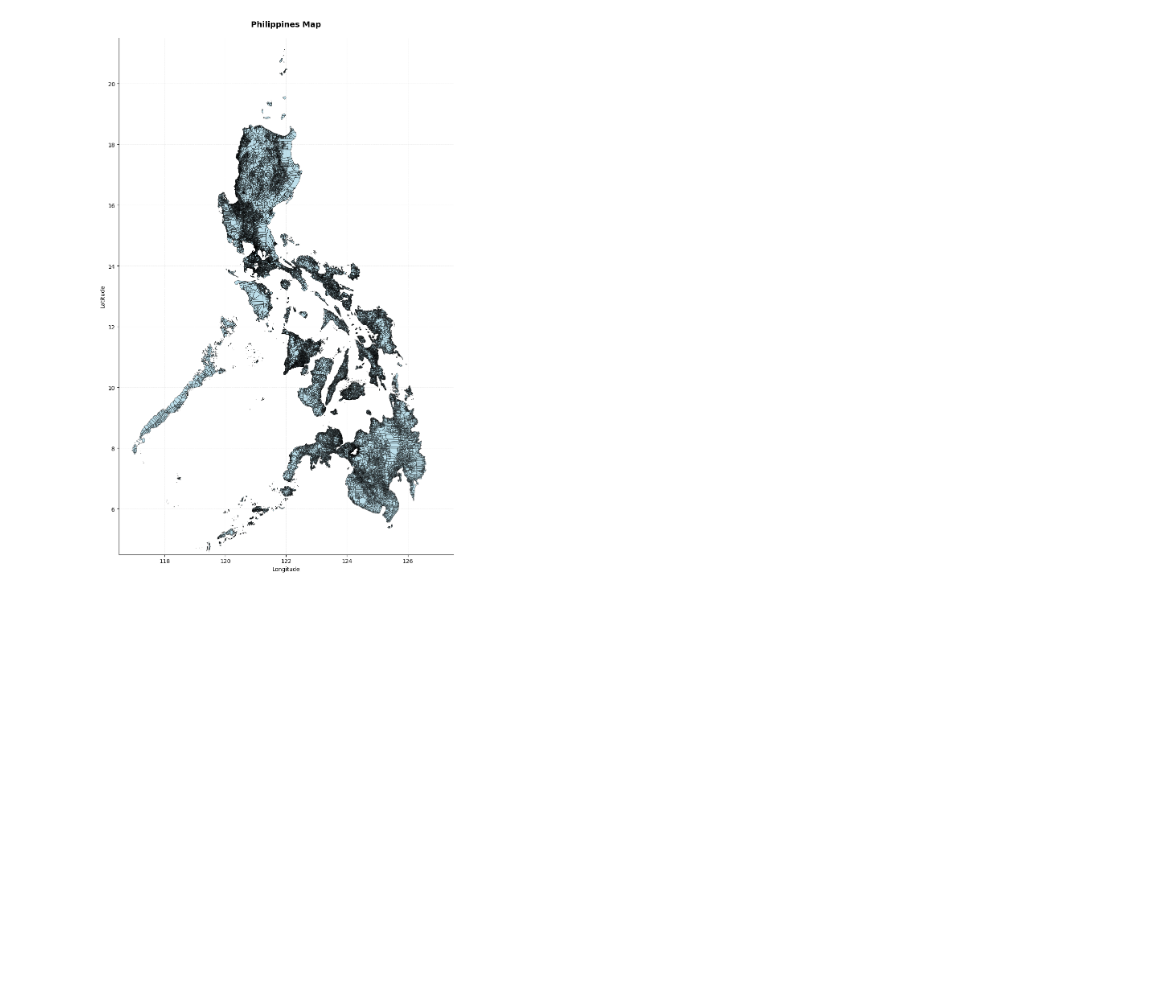
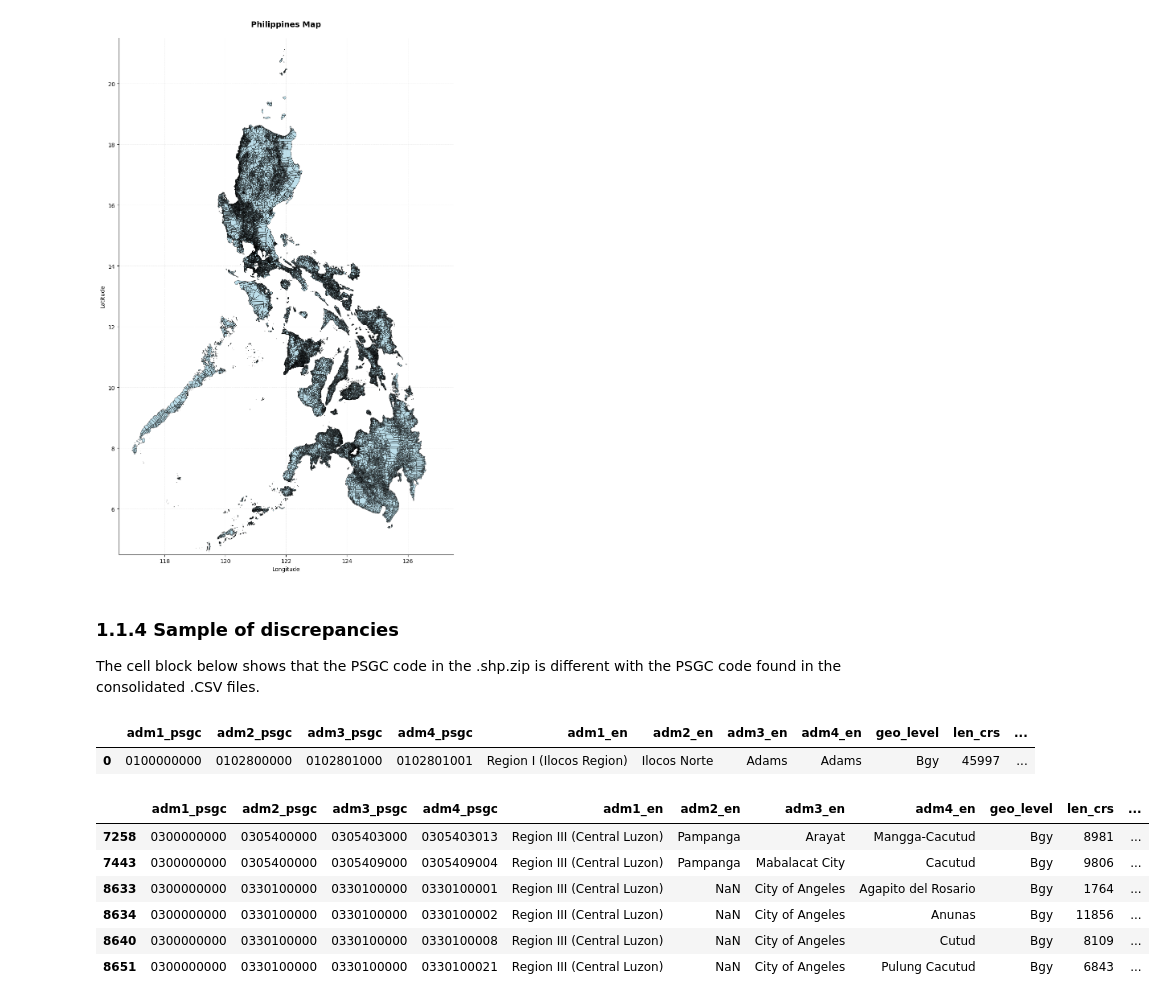
Before and after one commit to cair-philippines/project_paaral, a Jupyter notebook: notebooks/0.2-map-resources.ipynb, the cells around one changed output. Cells and saved outputs as stored; diff of their text form; code cells hidden in the pictures; blank space fills up the shorter version.

```diff
--- a/notebooks/0.2-map-resources.ipynb
+++ b/notebooks/0.2-map-resources.ipynb
@@ -579,3 +644,22 @@ fig, ax = plot_philippines_shapefile(consolidated_geodata, figsize=(12,14))
 plt.show()
 # %% [output]
 [figure]
+# %% [markdown]
+### 1.1.4 Sample of discrepancies
+The cell block below shows that the PSGC code in the .shp.zip is different with the PSGC code found in the consolidated .CSV files.
+# %%
+tmp_psgc.head(1)
+# %% [output]
+|  | adm1_psgc | adm2_psgc | adm3_psgc | adm4_psgc | adm1_en | adm2_en | adm3_en | adm4_en | geo_level | len_crs | ... |
+| 0 | 0100000000 | 0102800000 | 0102801000 | 0102801001 | Region I (Ilocos Region) | Ilocos Norte | Adams | Adams | Bgy | 45997 | ... |
+# %%
+mask = tmp_psgc['adm4_en'].astype('string').str.contains(r'agapito del|anunas|cutud', flags=re.IGNORECASE)
+display(tmp_psgc.loc[mask])
+# %% [output]
+|  | adm1_psgc | adm2_psgc | adm3_psgc | adm4_psgc | adm1_en | adm2_en | adm3_en | adm4_en | geo_level | len_crs | ... |
+| 7258 | 0300000000 | 0305400000 | 0305403000 | 0305403013 | Region III (Central Luzon) | Pampanga | Arayat | Mangga-Cacutud | Bgy | 8981 | ... |
+| 7443 | 0300000000 | 0305400000 | 0305409000 | 0305409004 | Region III (Central Luzon) | Pampanga | Mabalacat City | Cacutud | Bgy | 9806 | ... |
+| 8633 | 0300000000 | 0330100000 | 0330100000 | 0330100001 | Region III (Central Luzon) | NaN | City of Angeles | Agapito del Rosario | Bgy | 1764 | ... |
+| 8634 | 0300000000 | 0330100000 | 0330100000 | 0330100002 | Region III (Central Luzon) | NaN | City of Angeles | Anunas | Bgy | 11856 | ... |
+| 8640 | 0300000000 | 0330100000 | 0330100000 | 0330100008 | Region III (Central Luzon) | NaN | City of Angeles | Cutud | Bgy | 8109 | ... |
+| 8651 | 0300000000 | 0330100000 | 0330100000 | 0330100021 | Region III (Central Luzon) | NaN | City of Angeles | Pulung Cacutud | Bgy | 6843 | ... |
```
Also changed, not shown: parts of 18 cells of this notebook.
